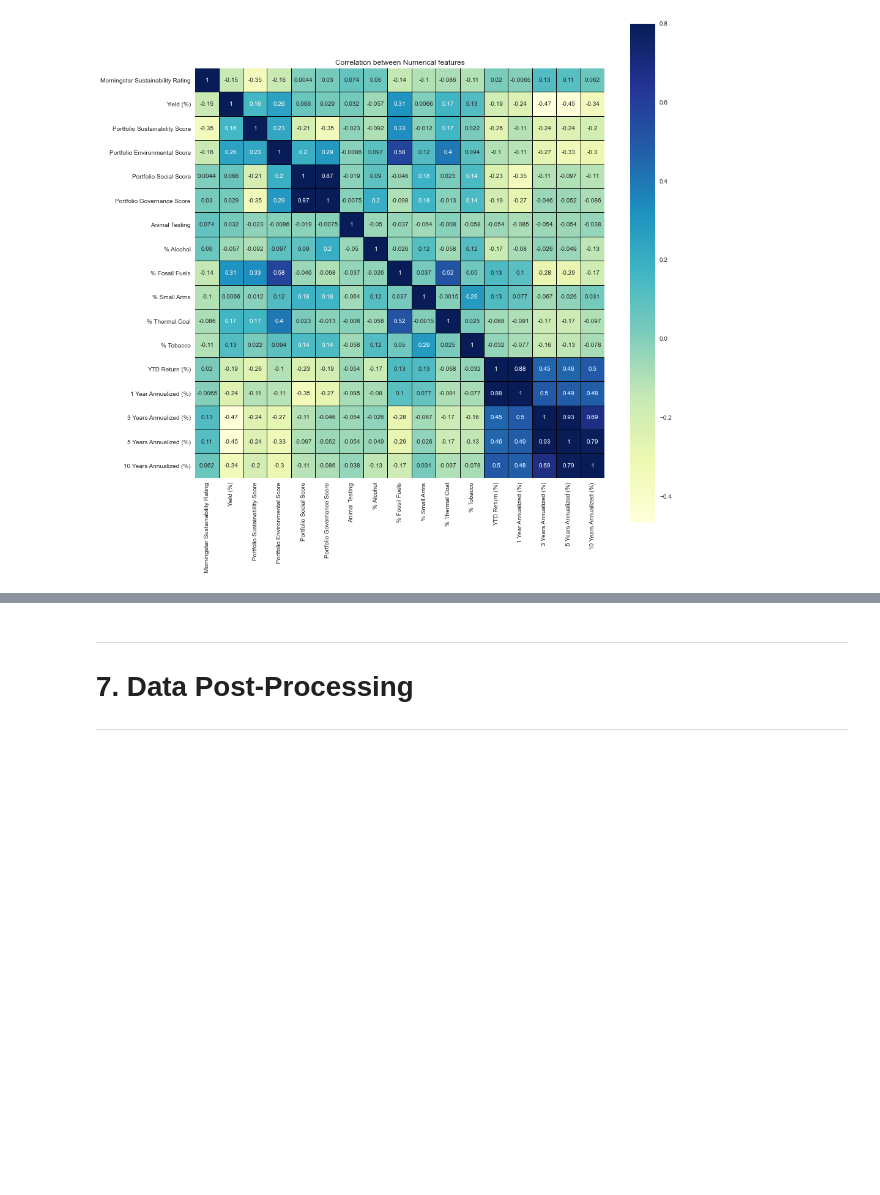
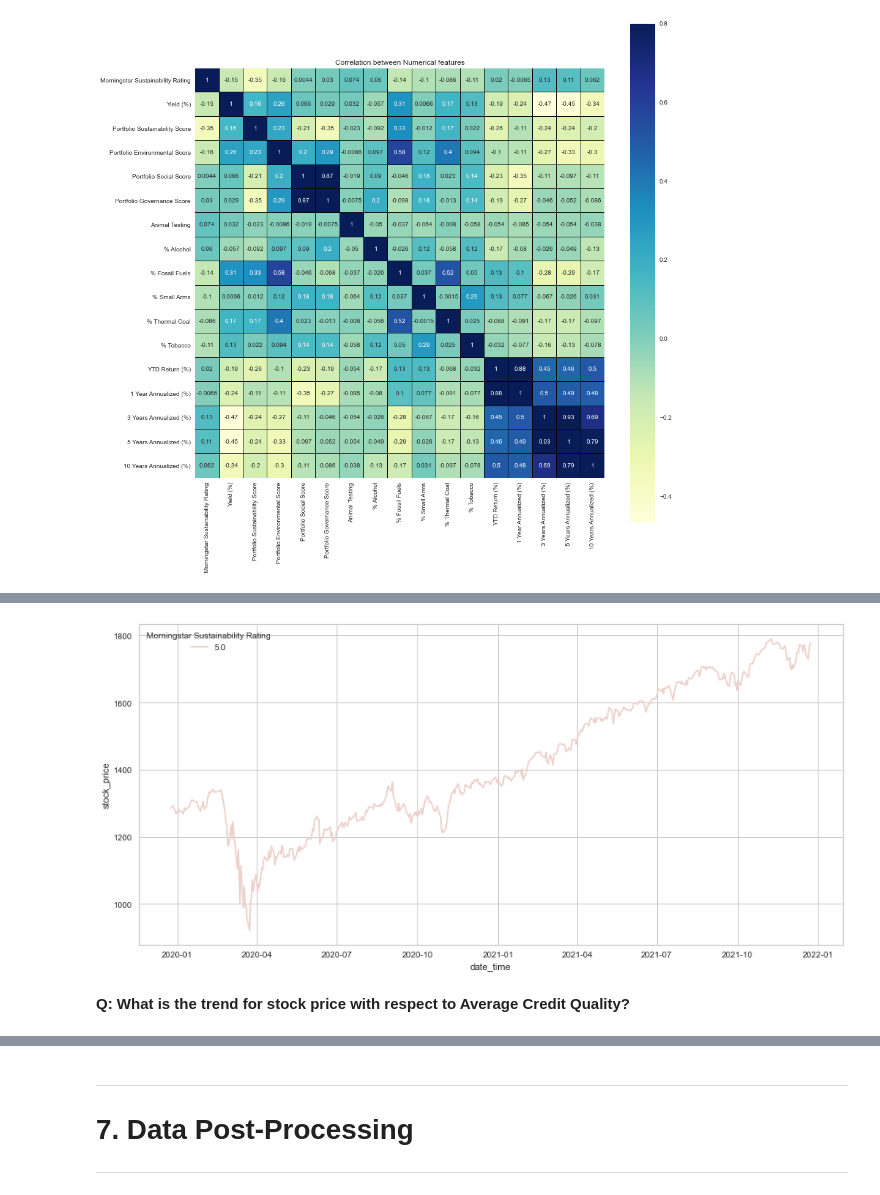
Before and after one commit to girishksahu/RMDS_Project_Responsible_Investing, a Jupyter notebook: notebook/Responsible_Investing.ipynb, the cells around one changed output, grey strips where cells are left out. Cells and saved outputs as stored; diff of their text form; code cells hidden in the pictures; blank space fills up the shorter version.

Commit message:
Add files via upload
Included stock price dataset

```diff
--- a/notebook/Responsible_Investing.ipynb
+++ b/notebook/Responsible_Investing.ipynb
@@ -236,0 +259,3 @@ False
+# %%
+# rename stock_name column to Ticker
+stock_price_df.rename(columns={'stock_name':'Ticker'}, inplace=True)
@@ -418,6 +470,12 @@ Data columns (total 27 columns):
  26  Average Credit Quality                              5859 non-null   object
 dtypes: float64(16), int64(1), object(10)
 memory usage: 1.3+ MB
+# %%
+# merge dataframe using Ticker as key
+funds_stock_price_df = pd.merge(stock_price_df,funds_df,on=['Ticker'])
+# %%
+# convert date_time from object type to datetime type
+funds_stock_price_df['date_time']= pd.to_datetime(funds_stock_price_df['date_time'])
 # %% [markdown]
 <a name = Section53></a>
 ### **5.3 Data Post-Profiling**
@@ -747,0 +808,3 @@ funds_df.cov()
+# %%
+# group by date time without index
+stock_data_by_date = funds_stock_price_df.groupby(by = 'date_time', as_index = False)['Morningstar Sustainability Rating','stock_price'].agg('max')
@@ -747,0 +820,9 @@ funds_df.cov()
+# %%
+# trend for stock price with respect to Morningstar Sustainability Rating
+figure = plt.figure(figsize = [15, 7])
+sns.lineplot(x = 'date_time', y = 'stock_price', hue= 'Morningstar Sustainability Rating', data = stock_data_by_date[:1000])
+plt.show()
+# %% [output]
+[figure, added]
+# %% [markdown]
+**Q: What is the trend for stock price with respect to Average Credit Quality?**
```
Also changed, not shown: parts of 12 cells of this notebook.
